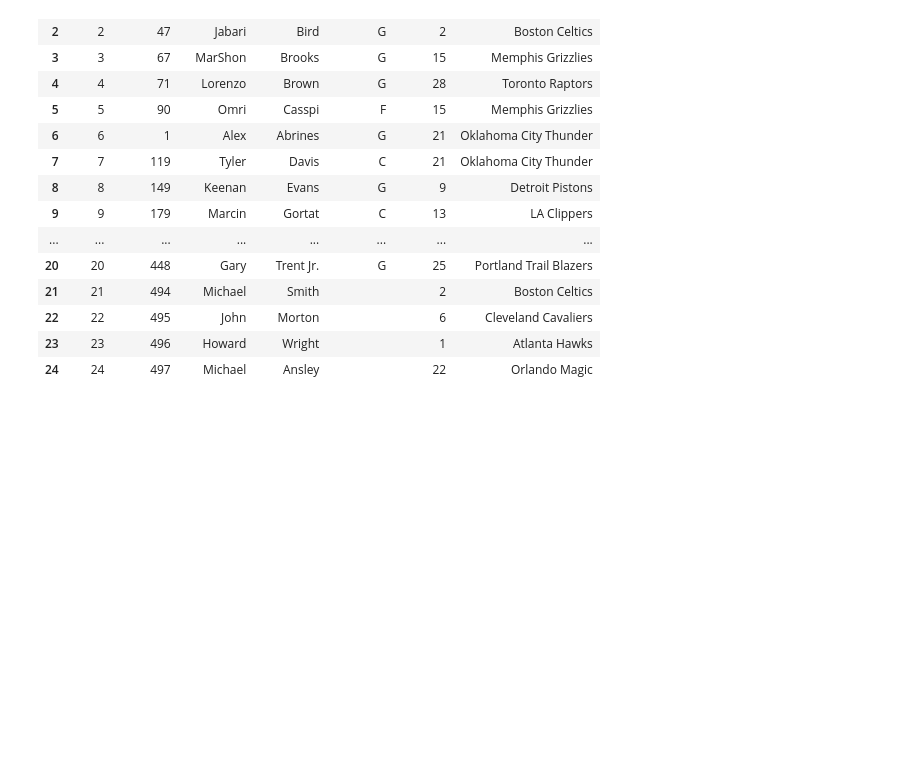
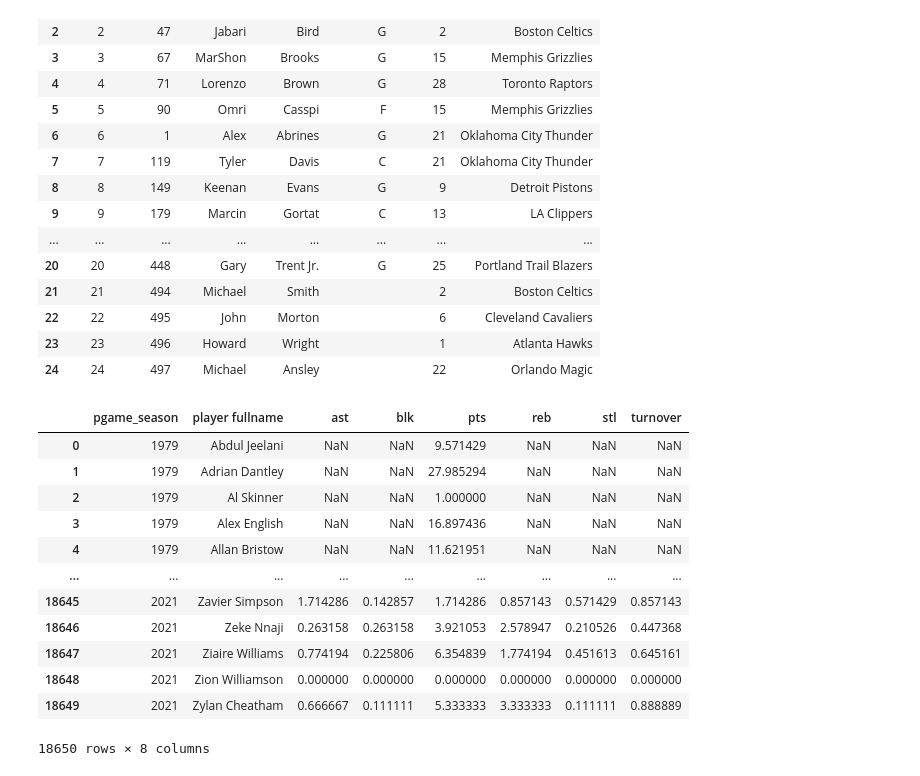
Before and after one commit to RajeeNatch/Basketball-Nerds, a Jupyter notebook: Basketball_stats4.ipynb, the cells around one changed output. Drawn from its saved outputs; the diff is of its cells as text; code cells hidden in the pictures; blank space fills up the shorter version.

Commit message:
updated charts for home page and players page

```diff
--- a/Basketball_stats4.ipynb
+++ b/Basketball_stats4.ipynb
@@ -399,3 +399,20 @@ pd.read_sql('select * from players', engine)
 | 22 | 22 | 495 | John | Morton |  | 6 | Cleveland Cavaliers |
 | 23 | 23 | 496 | Howard | Wright |  | 1 | Atlanta Hawks |
 | 24 | 24 | 497 | Michael | Ansley |  | 22 | Orlando Magic |
+# %%
+stats_avg_df = pd.read_csv("stat_avg.csv",sep='\t', lineterminator='\n')
+stats_avg_df
+# %% [output]
+|  | pgame_season | player fullname | ast | blk | pts | reb | stl | turnover |
+| 0 | 1979 | Abdul Jeelani | NaN | NaN | 9.571429 | NaN | NaN | NaN |
+| 1 | 1979 | Adrian Dantley | NaN | NaN | 27.985294 | NaN | NaN | NaN |
+| 2 | 1979 | Al Skinner | NaN | NaN | 1.000000 | NaN | NaN | NaN |
+| 3 | 1979 | Alex English | NaN | NaN | 16.897436 | NaN | NaN | NaN |
+| 4 | 1979 | Allan Bristow | NaN | NaN | 11.621951 | NaN | NaN | NaN |
+| ... | ... | ... | ... | ... | ... | ... | ... | ... |
+| 18645 | 2021 | Zavier Simpson | 1.714286 | 0.142857 | 1.714286 | 0.857143 | 0.571429 | 0.857143 |
+| 18646 | 2021 | Zeke Nnaji | 0.263158 | 0.263158 | 3.921053 | 2.578947 | 0.210526 | 0.447368 |
+| 18647 | 2021 | Ziaire Williams | 0.774194 | 0.225806 | 6.354839 | 1.774194 | 0.451613 | 0.645161 |
+| 18648 | 2021 | Zion Williamson | 0.000000 | 0.000000 | 0.000000 | 0.000000 | 0.000000 | 0.000000 |
+| 18649 | 2021 | Zylan Cheatham | 0.666667 | 0.111111 | 5.333333 | 3.333333 | 0.111111 | 0.888889 |
+18650 rows × 8 columns
```
Also changed, not shown: parts of 1 cell of this notebook, 4 other files.
